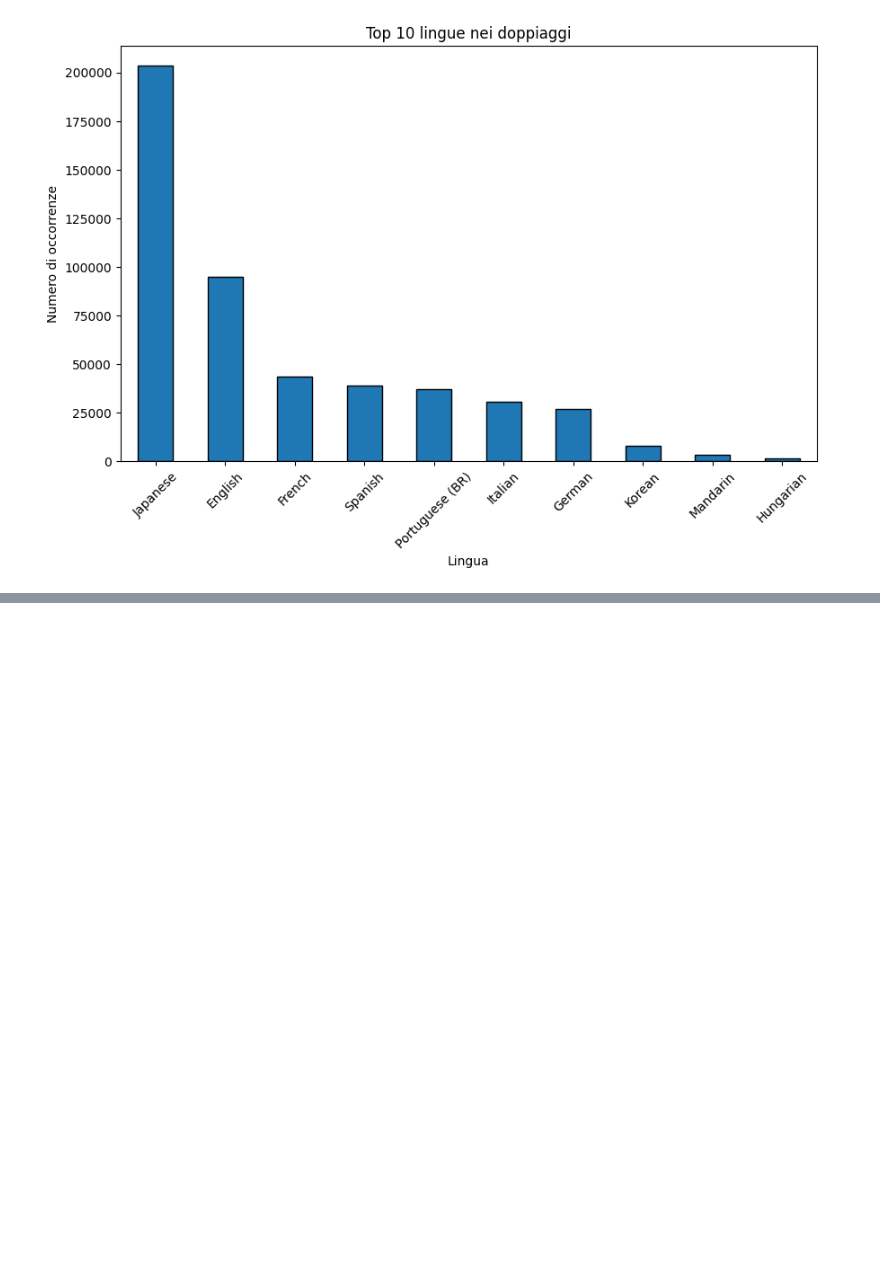
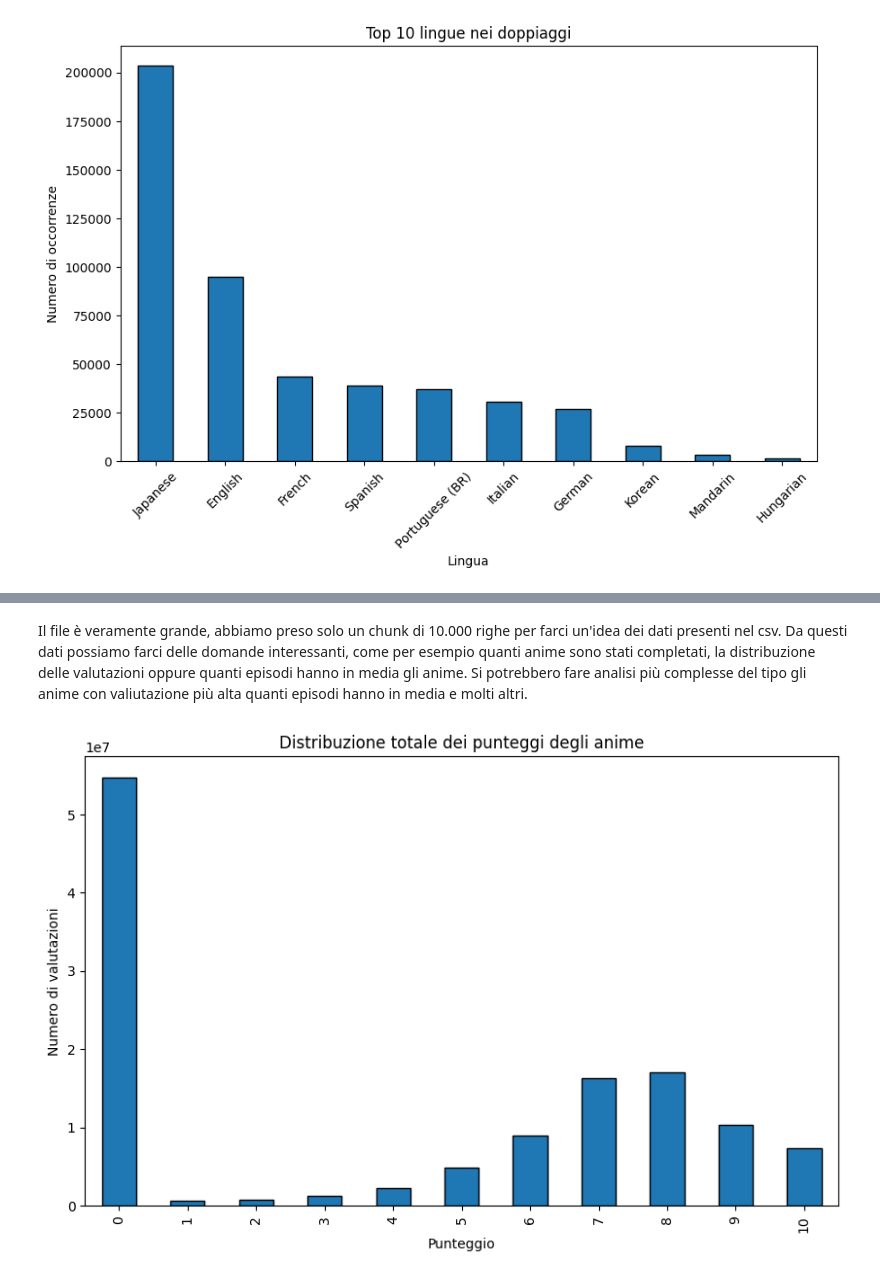
Before and after one commit to LeonardoFerraud/HCI---progetto-finale-Ferraud-Russo-2, a Jupyter notebook: AnalisiDataset2.ipynb, the cells around one changed output, grey strips where cells are left out. Drawn from its saved outputs; the diff is of its cells as text; code cells hidden in the pictures; blank space fills up the shorter version.

```diff
--- a/AnalisiDataset2.ipynb
+++ b/AnalisiDataset2.ipynb
@@ -125,0 +143,20 @@ Da questo grafico possiamo notare i doppiaggi in quali lingue sono state effetue
+# %% [markdown]
+Il file è veramente grande, abbiamo preso solo un chunk di 10.000 righe per farci un'idea dei dati presenti nel csv. Da questi dati possiamo farci delle domande interessanti, come per esempio quanti anime sono stati completati, la distribuzione delle valutazioni oppure quanti episodi hanno in media gli anime. Si potrebbero fare analisi più complesse del tipo gli anime con valiutazione più alta quanti episodi hanno in media e molti altri.
+# %%
+# Analisi completa del file in chunk per distribuzione dei punteggi
+chunk_size = 100000  # Chunk più grandi per efficienza
+score_counts = pd.Series(dtype=int)
+
+for chunk in pd.read_csv('ratings.csv', chunksize=chunk_size):
+    chunk_counts = chunk['score'].value_counts()
+    score_counts = score_counts.add(chunk_counts, fill_value=0)
+
+# Grafico della distribuzione totale
+plt.figure(figsize=(10, 6))
+score_counts.sort_index().plot(kind='bar', edgecolor='black')
+plt.title('Distribuzione totale dei punteggi degli anime')
+plt.xlabel('Punteggio')
+plt.ylabel('Numero di valutazioni')
+plt.show()
+# %% [output]
+[figure, added]
```
Also changed, not shown: parts of 25 cells of this notebook.
